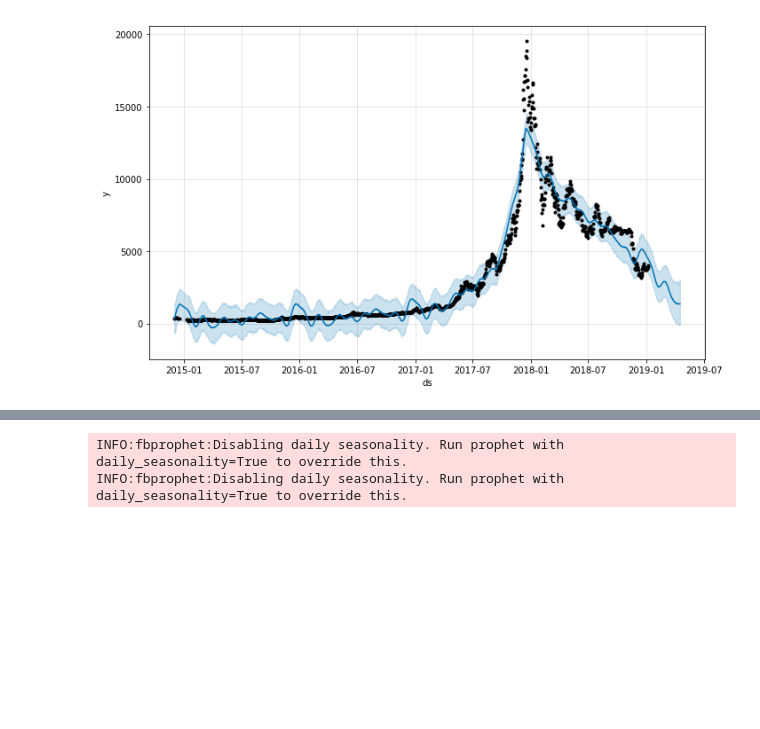
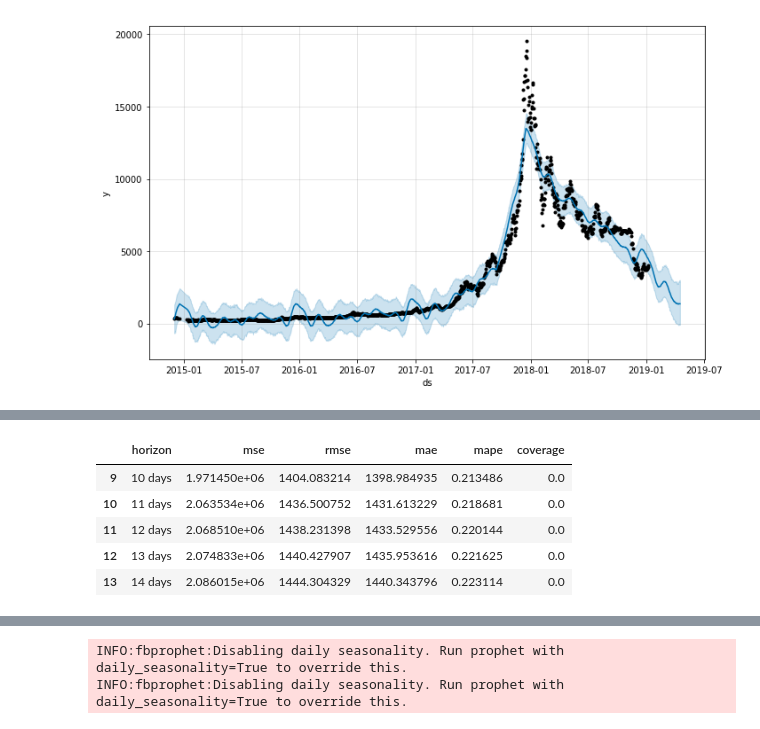
Before and after one commit to legomydiego/Thinkful-Final-Capstone, a Jupyter notebook: Final Capstone.ipynb, the cells around one changed output, grey strips where cells are left out. Drawn from its saved outputs; the diff is of its cells as text; code cells hidden in the pictures; blank space fills up the shorter version.

```diff
--- a/Final Capstone.ipynb
+++ b/Final Capstone.ipynb
@@ -785,0 +796,10 @@ RMSE: 1032.575
+# %%
+df_p = performance_metrics(df_cv)
+df_p.head()
+# %% [output]
+|  | horizon | mse | rmse | mae | mape | coverage |
+| 9 | 10 days | 1.971450e+06 | 1404.083214 | 1398.984935 | 0.213486 | 0.0 |
+| 10 | 11 days | 2.063534e+06 | 1436.500752 | 1431.613229 | 0.218681 | 0.0 |
+| 11 | 12 days | 2.068510e+06 | 1438.231398 | 1433.529556 | 0.220144 | 0.0 |
+| 12 | 13 days | 2.074833e+06 | 1440.427907 | 1435.953616 | 0.221625 | 0.0 |
+| 13 | 14 days | 2.086015e+06 | 1444.304329 | 1440.343796 | 0.223114 | 0.0 |
```
Also changed, not shown: parts of 6 cells of this notebook.
